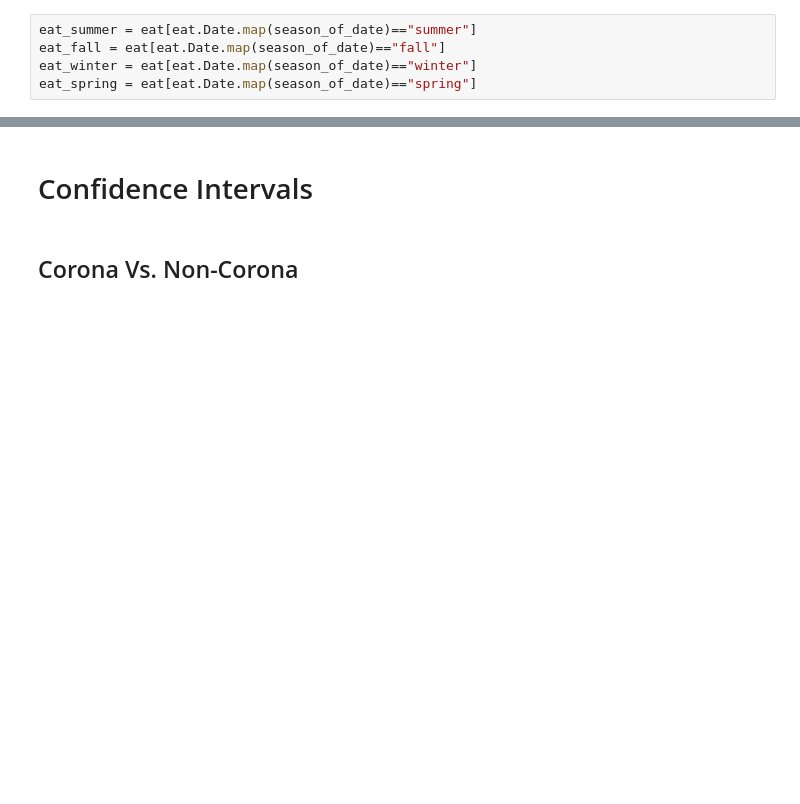
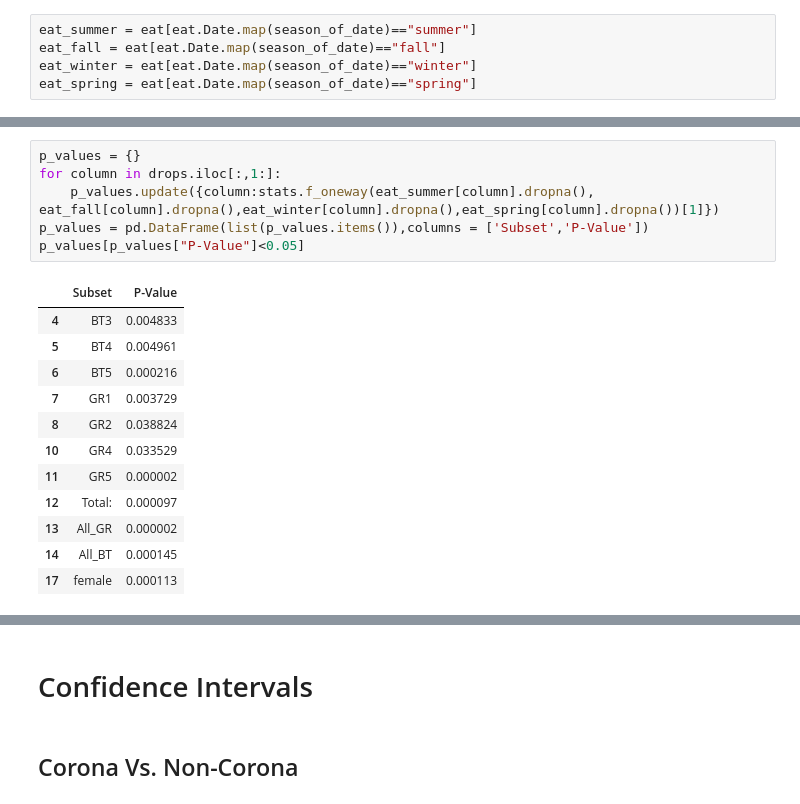
Before and after one commit to Data-Science-in-Business-Fall-2020/final-project-danny_brady_michael, a Jupyter notebook: T_Tests.ipynb, the cells around one changed output, grey strips where cells are left out. Cells and saved outputs as stored; diff of their text form; blank space fills up the shorter version.

```diff
--- a/T_Tests.ipynb
+++ b/T_Tests.ipynb
@@ -809,0 +802,19 @@ drops_spring = drops[eat.Date.map(season_of_date)=="spring"]
+# %%
+p_values = {}
+for column in drops.iloc[:,1:]:
+    p_values.update({column:stats.f_oneway(eat_summer[column].dropna(), eat_fall[column].dropna(),eat_winter[column].dropna(),eat_spring[column].dropna())[1]})
+p_values = pd.DataFrame(list(p_values.items()),columns = ['Subset','P-Value'])
+p_values[p_values["P-Value"]<0.05]
+# %% [output]
+|  | Subset | P-Value |
+| 4 | BT3 | 0.004833 |
+| 5 | BT4 | 0.004961 |
+| 6 | BT5 | 0.000216 |
+| 7 | GR1 | 0.003729 |
+| 8 | GR2 | 0.038824 |
+| 10 | GR4 | 0.033529 |
+| 11 | GR5 | 0.000002 |
+| 12 | Total: | 0.000097 |
+| 13 | All_GR | 0.000002 |
+| 14 | All_BT | 0.000145 |
+| 17 | female | 0.000113 |
```
Also changed, not shown: parts of 8 cells of this notebook.
